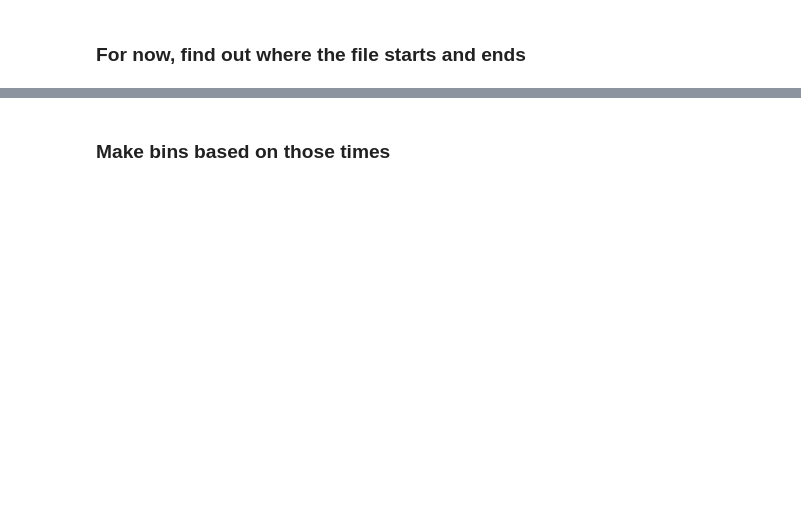
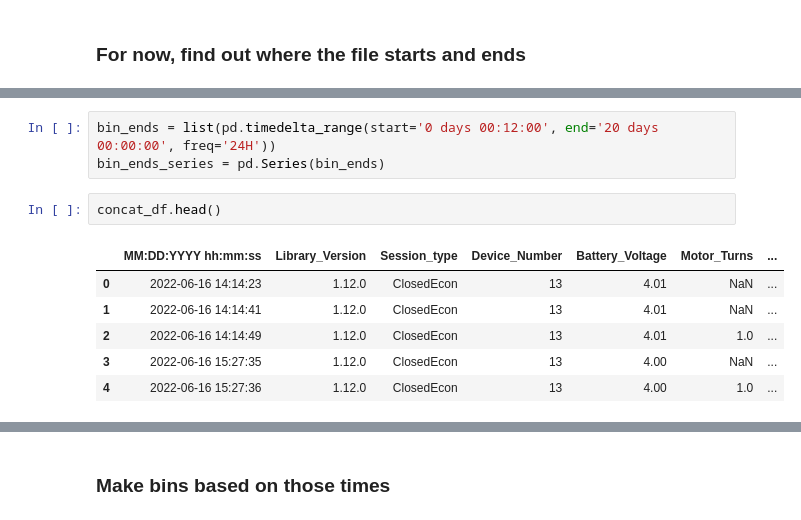
Before and after one commit to Fobbs-DBC-Lab/fed-scripts, a Jupyter notebook: notebooks/test_playground.ipynb, the cells around one changed output, grey strips where cells are left out. Drawn from its saved outputs; the diff is of its cells as text; blank space fills up the shorter version.

```diff
--- a/notebooks/test_playground.ipynb
+++ b/notebooks/test_playground.ipynb
@@ -63,0 +77,12 @@ The file ends at 2022-06-16 13:56:04
+# %%
+bin_ends = list(pd.timedelta_range(start='0 days 00:12:00', end='20 days 00:00:00', freq='24H'))
+bin_ends_series = pd.Series(bin_ends)
+# %%
+concat_df.head()
+# %% [output]
+|  | MM:DD:YYYY hh:mm:ss | Library_Version | Session_type | Device_Number | Battery_Voltage | Motor_Turns | ... |
+| 0 | 2022-06-16 14:14:23 | 1.12.0 | ClosedEcon | 13 | 4.01 | NaN | ... |
+| 1 | 2022-06-16 14:14:41 | 1.12.0 | ClosedEcon | 13 | 4.01 | NaN | ... |
+| 2 | 2022-06-16 14:14:49 | 1.12.0 | ClosedEcon | 13 | 4.01 | 1.0 | ... |
+| 3 | 2022-06-16 15:27:35 | 1.12.0 | ClosedEcon | 13 | 4.00 | NaN | ... |
+| 4 | 2022-06-16 15:27:36 | 1.12.0 | ClosedEcon | 13 | 4.00 | 1.0 | ... |
```
Also changed, not shown: parts of 19 cells of this notebook.
